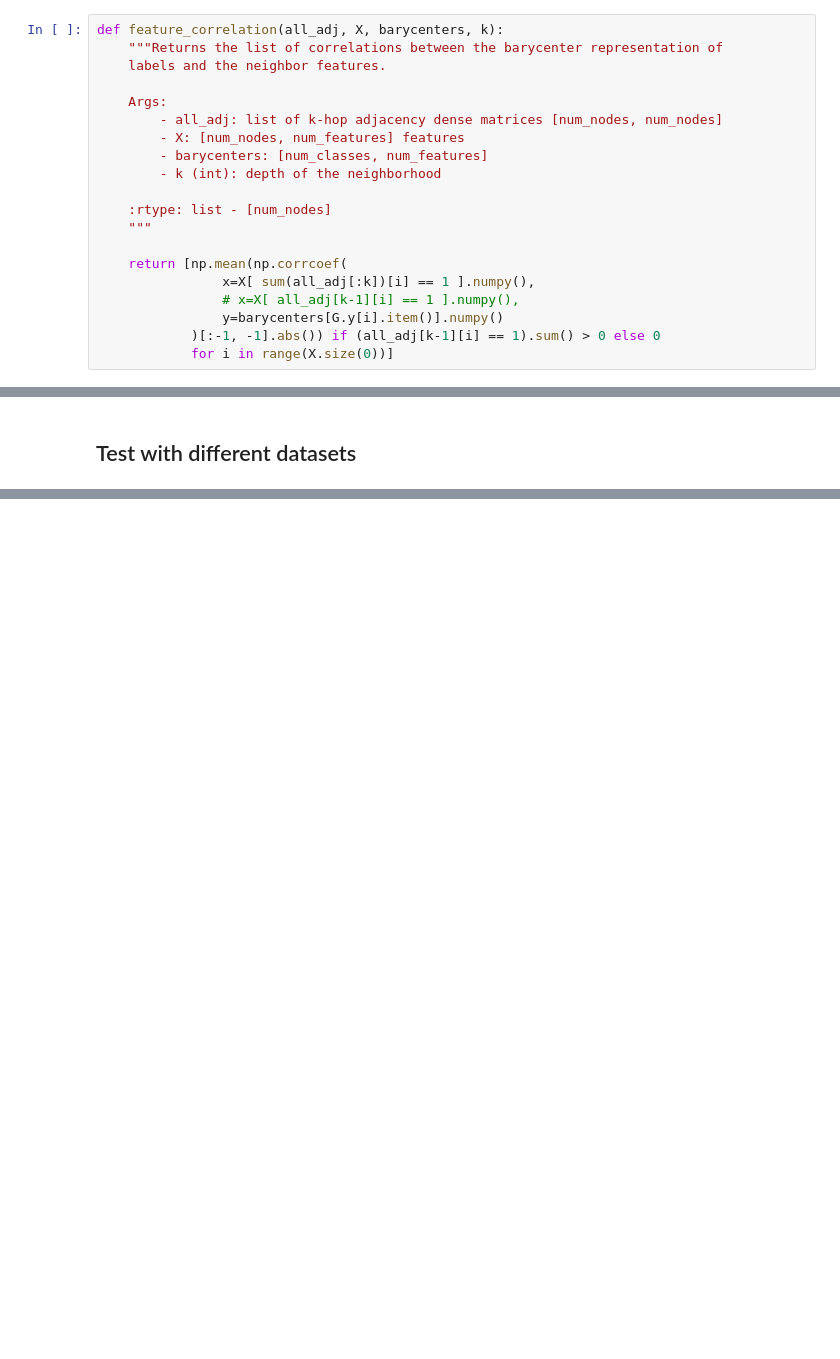
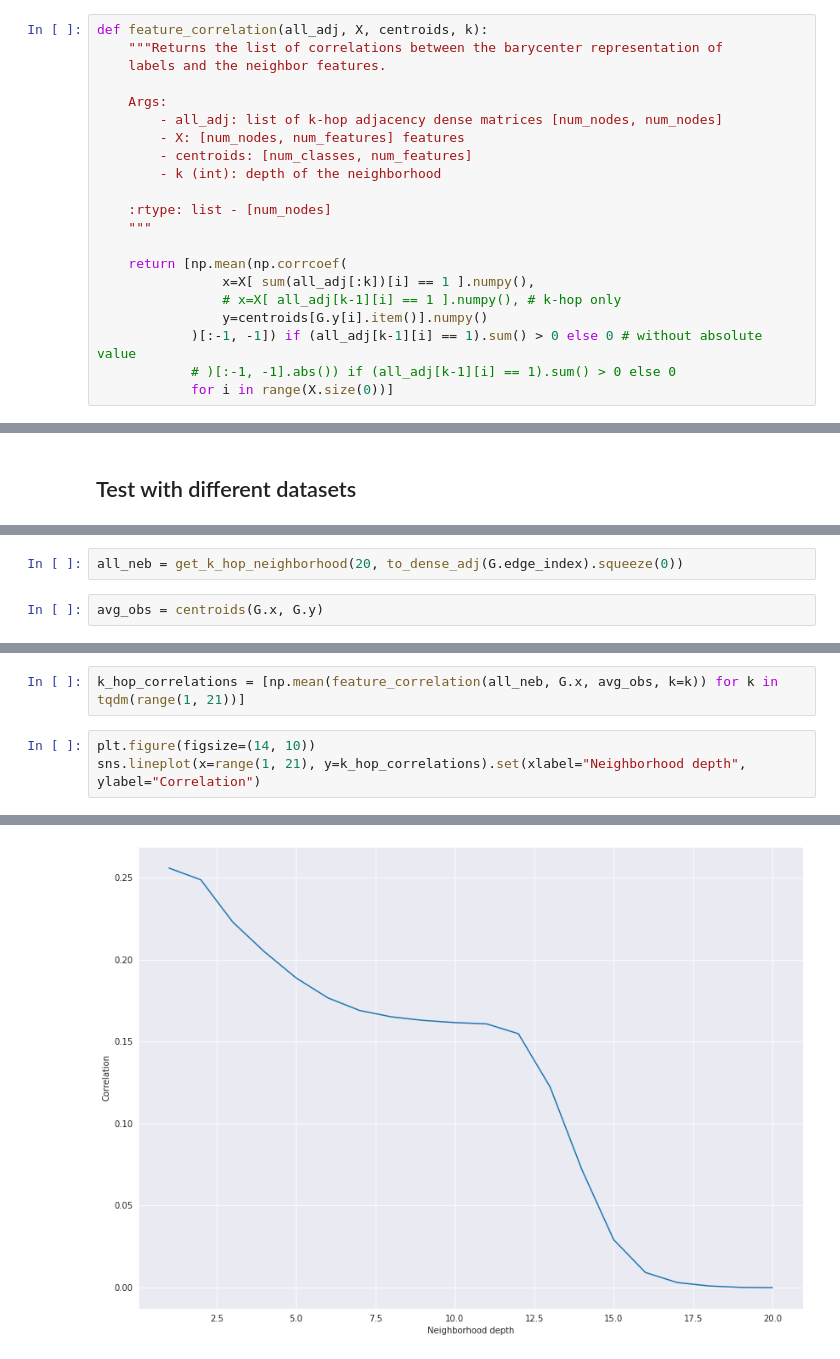
Before and after one commit to achrafash/gnn-receptive-fields, a Jupyter notebook: 05_measuring_problem_radius.ipynb, the cells around one changed output, grey strips where cells are left out. Drawn from its saved outputs; the diff is of its cells as text; blank space fills up the shorter version.

Commit message:
✨ measuring feature correlation again... ➰

```diff
--- a/05_measuring_problem_radius.ipynb
+++ b/05_measuring_problem_radius.ipynb
@@ -84,14 +84,14 @@ def centroids(X:torch.Tensor, y:torch.Tensor):
     # convert to torch tensor
     return torch.tensor(list(map(lambda x: x.numpy(), avg_obs)))
 # %%
-def feature_correlation(all_adj, X, barycenters, k):
+def feature_correlation(all_adj, X, centroids, k):
     """Returns the list of correlations between the barycenter representation of
     labels and the neighbor features.
 
     Args:
         - all_adj: list of k-hop adjacency dense matrices [num_nodes, num_nodes]
         - X: [num_nodes, num_features] features
-        - barycenters: [num_classes, num_features]
+        - centroids: [num_classes, num_features]
         - k (int): depth of the neighborhood
 
     :rtype: list - [num_nodes]
@@ -99,8 +99,9 @@ def feature_correlation(all_adj, X, barycenters, k):
 
     return [np.mean(np.corrcoef(
                 x=X[ sum(all_adj[:k])[i] == 1 ].numpy(),
-                # x=X[ all_adj[k-1][i] == 1 ].numpy(),
-                y=barycenters[G.y[i].item()].numpy()
-            )[:-1, -1].abs()) if (all_adj[k-1][i] == 1).sum() > 0 else 0
+                # x=X[ all_adj[k-1][i] == 1 ].numpy(), # k-hop only
+                y=centroids[G.y[i].item()].numpy()
+            )[:-1, -1]) if (all_adj[k-1][i] == 1).sum() > 0 else 0 # without absolute value
+            # )[:-1, -1].abs()) if (all_adj[k-1][i] == 1).sum() > 0 else 0
             for i in range(X.size(0))]
 # %%
@@ -140,0 +145,4 @@ G = cora_dataset[0] # only graph of the dataset
+# %%
+all_neb = get_k_hop_neighborhood(20, to_dense_adj(G.edge_index).squeeze(0))
+# %%
+avg_obs = centroids(G.x, G.y)
@@ -140,0 +151,6 @@ G = cora_dataset[0] # only graph of the dataset
+# %%
+k_hop_correlations = [np.mean(feature_correlation(all_neb, G.x, avg_obs, k=k)) for k in tqdm(range(1, 21))]
+# %%
+plt.figure(figsize=(14, 10))
+sns.lineplot(x=range(1, 21), y=k_hop_correlations).set(xlabel="Neighborhood depth", ylabel="Correlation")
+# %% [output]
@@ -140,0 +158 @@ G = cora_dataset[0] # only graph of the dataset
+[figure, added]
```
Also changed, not shown: parts of 8 cells of this notebook.
